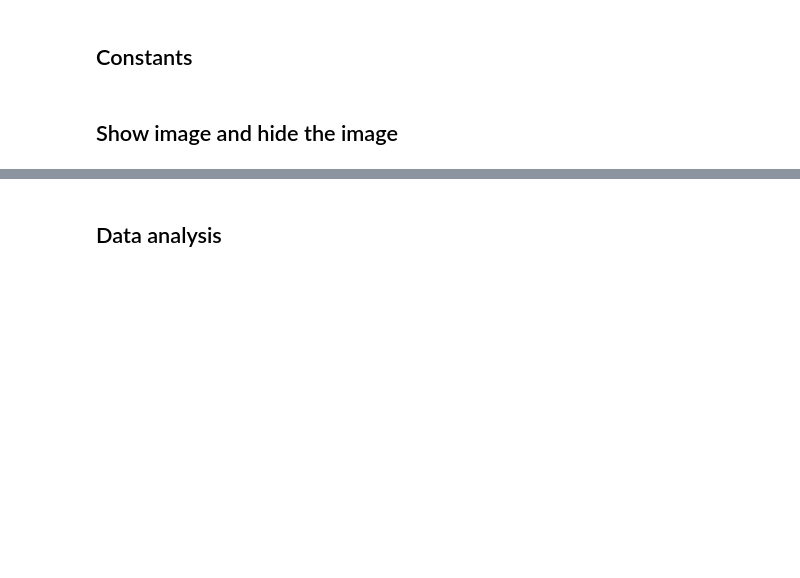
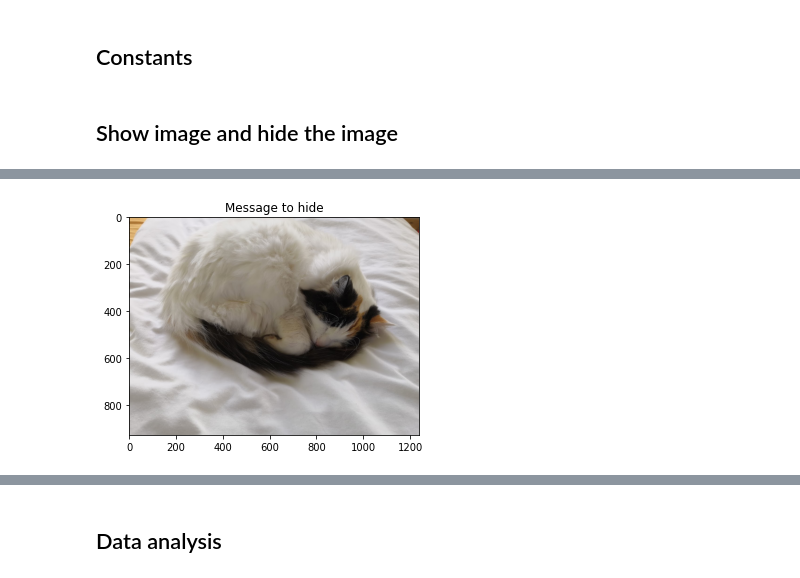
Before and after one commit to marcoboucas/steganography, a Jupyter notebook: notebooks/hide_in_image.ipynb, the cells around one changed output, grey strips where cells are left out. Saved outputs shown, nothing was run; the diff lists cells and outputs as text; code cells hidden in the pictures; blank space fills up the shorter version.

```diff
--- a/notebooks/hide_in_image.ipynb
+++ b/notebooks/hide_in_image.ipynb
@@ -38,3 +44,15 @@ plt.show()
+# %%
+message = cli._load_message(MESSAGE)
+
+if isinstance(message, str):
+    print(message)
+else:
+    plt.figure()
+    plt.title("Message to hide")
+    plt.imshow(message)
+    plt.show()
+# %% [output]
+[figure, added]
 # %%
 model = get_model(MODEL_NAME)
 # %%
```
Also changed, not shown: parts of 10 cells of this notebook, 5 other files.
